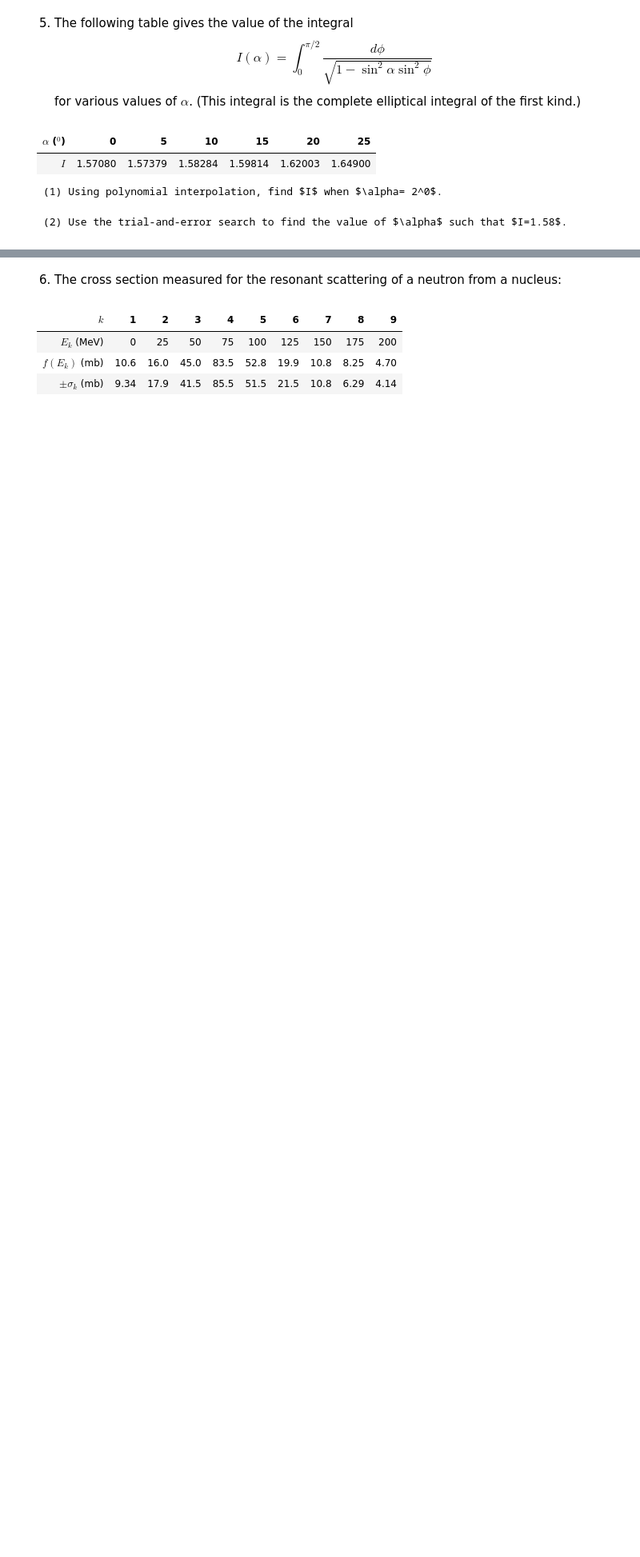
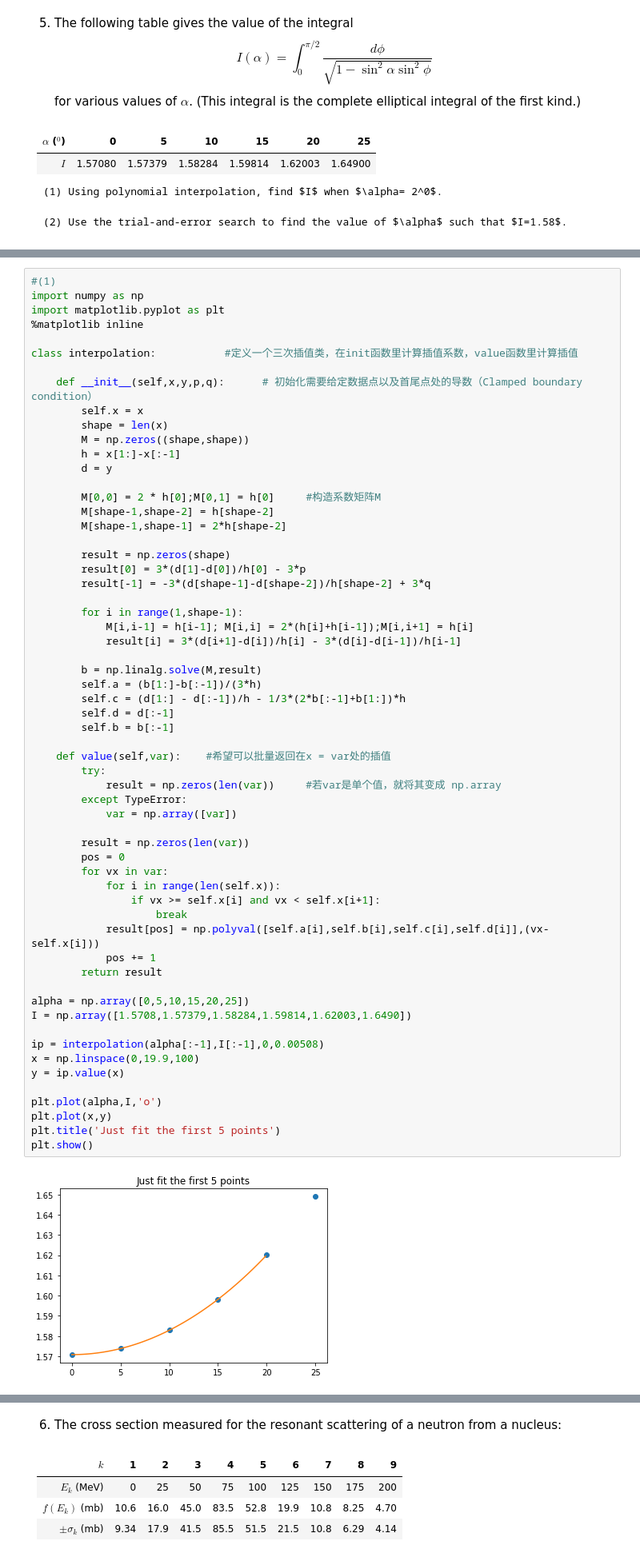
Before and after one commit to Little-old-brother-team/GroupWork, a Jupyter notebook: Week9/GroupWork9.ipynb, the cells around one changed output, grey strips where cells are left out. Shown at 80% size. Drawn from its saved outputs; the diff is of its cells as text; blank space fills up the shorter version.

```diff
--- a/Week9/GroupWork9.ipynb
+++ b/Week9/GroupWork9.ipynb
@@ -284,0 +296,62 @@ Cubic spline method is accurate that the reference error comes to 0.0042. Also,
+# %%
+#(1)
+import numpy as np
+import matplotlib.pyplot as plt
+%matplotlib inline
+
+class interpolation:           #定义一个三次插值类，在init函数里计算插值系数，value函数里计算插值
+
+    def __init__(self,x,y,p,q):      # 初始化需要给定数据点以及首尾点处的导数（Clamped boundary condition）
+        self.x = x
+        shape = len(x)
+        M = np.zeros((shape,shape))
+        h = x[1:]-x[:-1]
+        d = y
+
+        M[0,0] = 2 * h[0];M[0,1] = h[0]     #构造系数矩阵M
+        M[shape-1,shape-2] = h[shape-2]
+        M[shape-1,shape-1] = 2*h[shape-2]
+
+        result = np.zeros(shape)
+        result[0] = 3*(d[1]-d[0])/h[0] - 3*p
+        result[-1] = -3*(d[shape-1]-d[shape-2])/h[shape-2] + 3*q
+
+        for i in range(1,shape-1):
+            M[i,i-1] = h[i-1]; M[i,i] = 2*(h[i]+h[i-1]);M[i,i+1] = h[i]
+            result[i] = 3*(d[i+1]-d[i])/h[i] - 3*(d[i]-d[i-1])/h[i-1]
+
+        b = np.linalg.solve(M,result)
+        self.a = (b[1:]-b[:-1])/(3*h)
+        self.c = (d[1:] - d[:-1])/h - 1/3*(2*b[:-1]+b[1:])*h
+        self.d = d[:-1]
+        self.b = b[:-1]
+
+    def value(self,var):    #希望可以批量返回在x = var处的插值
+        try:
+            result = np.zeros(len(var))     #若var是单个值，就将其变成 np.array
+        except TypeError:
+            var = np.array([var])
+
+        result = np.zeros(len(var))
+        pos = 0
+        for vx in var:
+            for i in range(len(self.x)):
+                if vx >= self.x[i] and vx < self.x[i+1]:
+                    break
+            result[pos] = np.polyval([self.a[i],self.b[i],self.c[i],self.d[i]],(vx-self.x[i]))
+            pos += 1
+        return result
+
+alpha = np.array([0,5,10,15,20,25])
+I = np.array([1.5708,1.57379,1.58284,1.59814,1.62003,1.6490])
+
+ip = interpolation(alpha[:-1],I[:-1],0,0.00508)
+x = np.linspace(0,19.9,100)
+y = ip.value(x)
+
+plt.plot(alpha,I,'o')
+plt.plot(x,y)
+plt.title('Just fit the first 5 points')
+plt.show()
+# %% [output]
+[figure, added]
```
Also changed, not shown: parts of 6 cells of this notebook.
